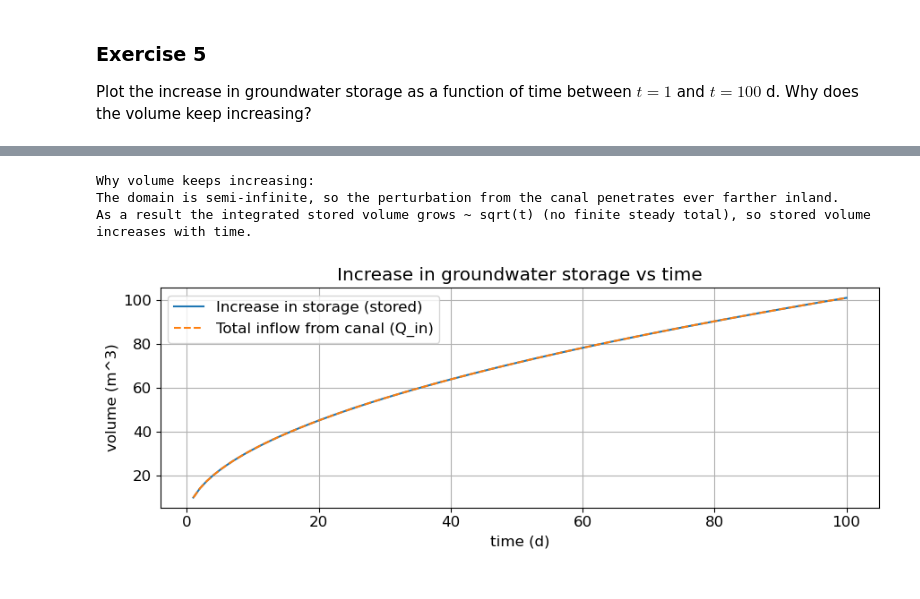
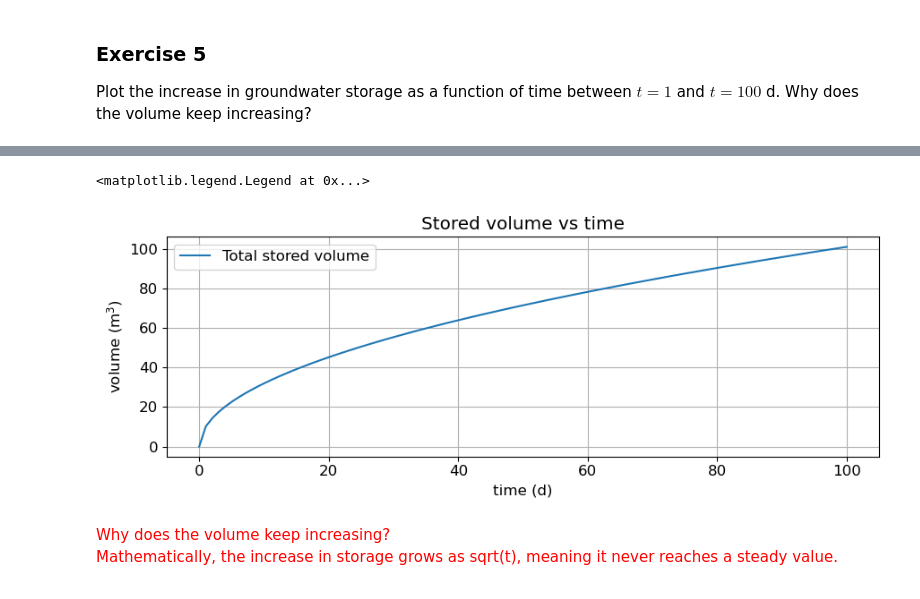
Before and after one commit to movephutthaphaiboon/model-based-water-systems-assessment, a Jupyter notebook: groundwater_lab/groundwater_tpm_lab_part1.ipynb, the cells around one changed output, grey strips where cells are left out. Drawn from its saved outputs; the diff is of its cells as text; code cells hidden in the pictures.

```diff
--- a/groundwater_lab/groundwater_tpm_lab_part1.ipynb
+++ b/groundwater_lab/groundwater_tpm_lab_part1.ipynb
@@ -454,30 +453,21 @@ Plot the increase in groundwater storage as a function of time between $t = 1$ a
-# %%
-# set time range
-t_vals = np.linspace(1, 100, 100)
-stored_vals = np.empty_like(t_vals)
-
-for i, tt in enumerate(t_vals):
-    # integrate head(x, tt, T, S, delh, t0) over x from near 0 to infinity
-    stored_vals[i] = S * quad(head, 1e-12, np.inf, args=(tt, T, S, delh, t0))[0]
-
-# analytical total inflow from canal over time (for comparison)
-Qin_vals = 2 * delh * np.sqrt(S * T * t_vals / np.pi)
-
-plt.figure()
-plt.plot(t_vals, stored_vals, label='Increase in storage (stored)')
-plt.plot(t_vals, Qin_vals, '--', label='Total inflow from canal (Q_in)')
-plt.xlabel('time (d)')
-plt.ylabel('volume (m^3)')
-plt.title('Increase in groundwater storage vs time')
-plt.grid()
-plt.legend();
-
-# brief explanation
-print("Why volume keeps increasing:")
-print("The domain is semi-infinite, so the perturbation from the canal penetrates ever farther inland.")
-print("As a result the integrated stored volume grows ~ sqrt(t) (no finite steady total), so stored volume increases with time.")
-# %% [output]
-Why volume keeps increasing:
-The domain is semi-infinite, so the perturbation from the canal penetrates ever farther inland.
-As a result the integrated stored volume grows ~ sqrt(t) (no finite steady total), so stored volume increases with time.
-[figure, removed]
+# %%
+# plot stored volume vs time
+t = np.linspace(1e-12, 100, 100)
+stored = S * np.array([quad(head, 1e-12, np.infty, args=(ti, T, S, delh, 0))[0] for ti in t])
+plt.figure()
+plt.plot(t, stored, '-', label='Total stored volume')
+plt.xlabel('time (d)')
+plt.ylabel('volume (m$^3$)')
+plt.title('Stored volume vs time')
+plt.grid()
+plt.legend()
+# %% [output]
+<matplotlib.legend.Legend at 0x...>
+[figure, added]
+# %% [markdown]
+<div style="color:red">
+Why does the volume keep increasing?
+
+Mathematically, the increase in storage grows as sqrt(t), meaning it never reaches a steady value.
+
+</div>
```
Also changed, not shown: parts of 3 cells of this notebook.
